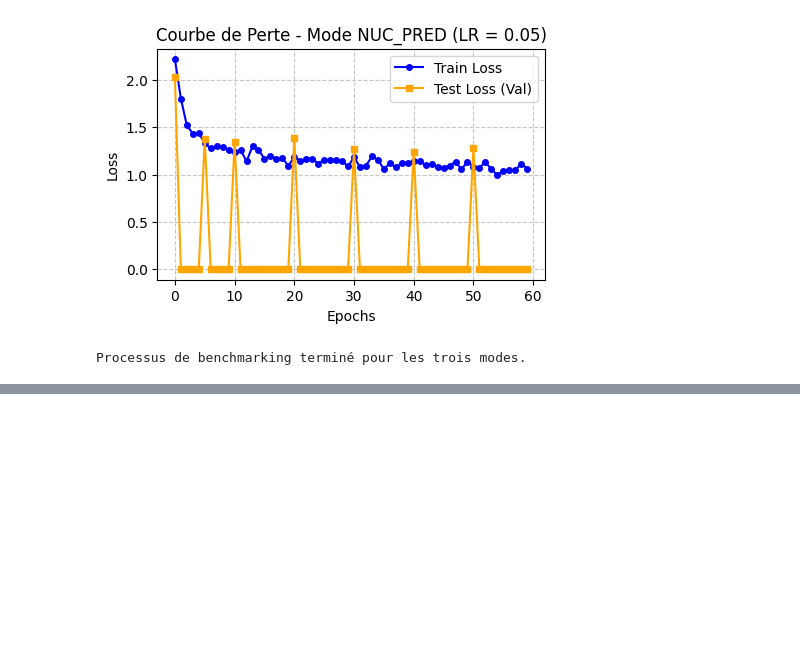
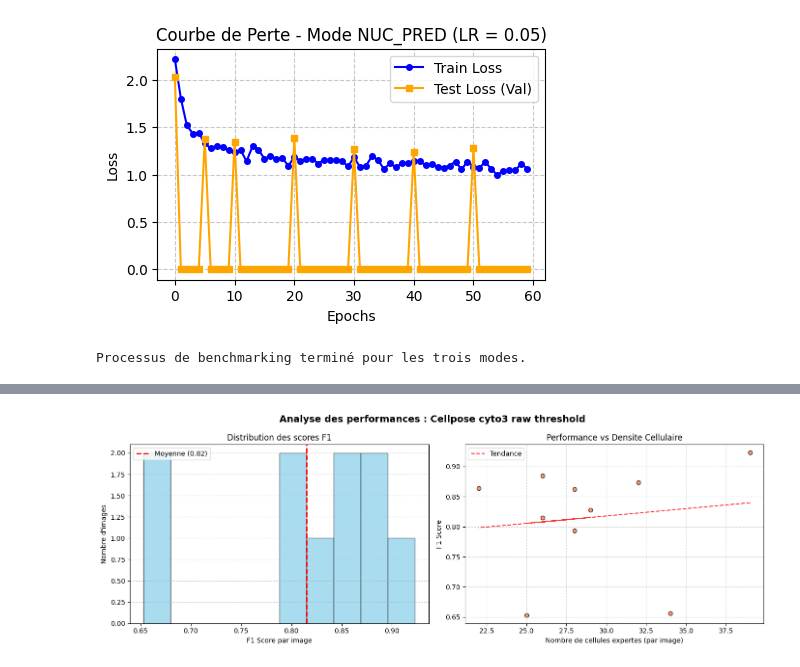
Before and after one commit to GautierGabriel/DIMA, a Jupyter notebook: scripts/cellpose3.ipynb, the cells around one changed output, grey strips where cells are left out. Saved outputs shown, nothing was run; the diff lists cells and outputs as text; code cells hidden in the pictures; blank space fills up the shorter version.

Commit message:
2 channel results

```diff
--- a/scripts/cellpose3.ipynb
+++ b/scripts/cellpose3.ipynb
@@ -422,0 +434,85 @@ True
+# %%
+import os
+import cv2
+import numpy as np
+import matplotlib.pyplot as plt
+from cellpose import models, io
+
+io.logger_setup()
+ev = tool.Stats()
+modes_experimentaux = ['raw', 'clahe', 'Nuc_Pred']
+
+for mode_actuel in modes_experimentaux:
+    all_results = []
+    nom_modele = f'cyto3_{mode_actuel}_60'
+    print(f"\n--- EVAL : MODE {nom_modele} ---")
+
+    chemin_modele = f'./models/{nom_modele}.pth'
+    print(f"Chargement du modèle depuis : {chemin_modele}")
+    model = models.CellposeModel(gpu=True, pretrained_model=chemin_modele)
+
+    base_output = f'./data/prediction/cellpose_60_{mode_actuel}/'
+    output_dir_masks = os.path.join(base_output, 'masks/')
+    output_dir_viz = os.path.join(base_output, 'visualizations/')
+
+    os.makedirs(output_dir_masks, exist_ok=True)
+    os.makedirs(output_dir_viz, exist_ok=True)
+
+    # CORRECTION CRITIQUE : Chargement des données au format 2 canaux
+    X_val_multi, Y_val_true = visualizer.load_channel(ids_val, mode=mode_actuel)
+
+    for idx, img_id in enumerate(ids_val):
+        # Récupération du stack (2, H, W) et du masque expert correspondants
+        img_stack = X_val_multi[idx]
+        true_mask = Y_val_true[idx]
+
+        # CORRECTION : Ajout de channels=[1, 2] pour l'inférence
+        masks, flows, styles = model.eval(
+            img_stack,
+            channels=[1, 2],
+            resample=True,
+            flow_threshold=0.4,
+            cellprob_threshold=0.0
+        )
+
+        save_path_mask = os.path.join(output_dir_masks, f"{img_id}_Cell_pred.bmp")
+        cv2.imwrite(save_path_mask, masks.astype(np.uint16))
+
+        # CORRECTION : Rapport dynamique
+        nom_rapport = f"Cellpose_cyto3_{mode_actuel}"
+        all_results.append(ev.report(nom_rapport, true_mask, masks, show=False))
+        perf = ev.summary_perf(true_mask, masks, iou_threshold=0.5)
+
+        fig, axes = plt.subplots(2, 2, figsize=(20, 20))
+        ax1, ax2, ax3, ax4 = axes.flatten()
+
+        visualizer.plot(i=img_id, mode='Image', ax=ax1, show=False)
+        ax1.set_title("A. Image Brute")
+
+        visualizer.plot_overlay(i=img_id, mask_pred=masks, ax=ax2, show=False, mode='Cell')
+        ax2.set_title("B. Superposition (vert expert, rouge cellpose)")
+
+        visualizer.plot(i=img_id, mode='Cell', ax=ax4, show=False)
+        ax4.set_title("C. Masque Expert")
+
+        visualizer.plot(data=masks, mode='Cell_pred', ax=ax3, show=False)
+        ax3.set_title("D. Prédiction Cellpose")
+
+        titre_rapport = (f"Rapport Image : {img_id} (Mode : {mode_actuel.upper()}) | "
+                        f"F1-Score: {perf['f1']:.3f} | "
+                        f"TP : {perf['tp']} , FP : {perf['fp']} , FN : {perf['fn']}")
+
+        fig.suptitle(titre_rapport, fontsize=16, fontweight='bold', y=0.98)
+
+        plt.tight_layout()
+        fig.subplots_adjust(top=0.85)
+
+        save_path_viz = os.path.join(output_dir_viz, f"{img_id}_cell_pred_viz.png")
+        plt.savefig(save_path_viz, dpi=150, bbox_inches='tight')
+        plt.close(fig)
+    df_final = ev.global_report(all_results, model_name=f"Cellpose cyto3 {mode_actuel} threshold")
+
+
+
+print("\nÉvaluation terminée. Vous pouvez maintenant afficher le DataFrame all_results.")
+# %% [output]
@@ -422,0 +533 @@ True
+[figure, added]
```
Also changed, not shown: parts of 6 cells of this notebook, 7 other files.
